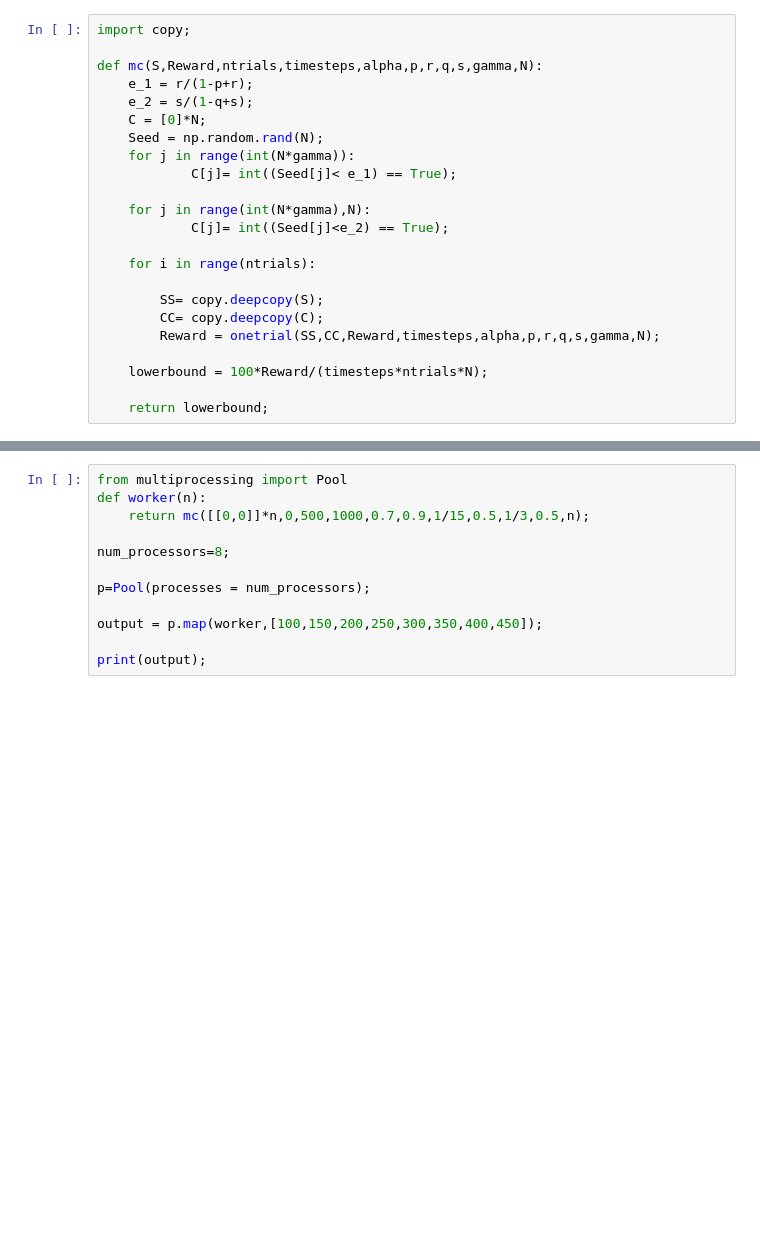
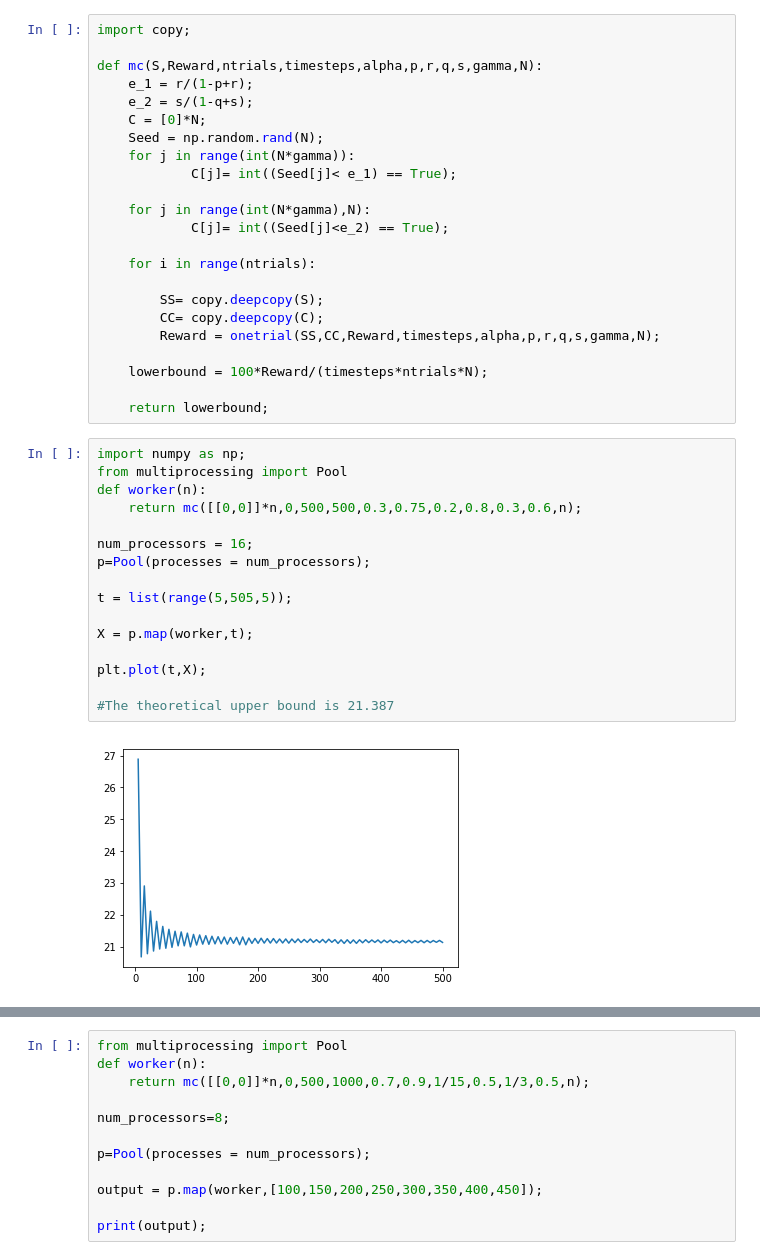
Before and after one commit to chenchen99940/PhD, a Jupyter notebook: InternshipCode/Two_Classes_Lower_Bound.ipynb, the cells around one changed output, grey strips where cells are left out. Saved outputs shown, nothing was run; the diff lists cells and outputs as text; blank space fills up the shorter version.

```diff
--- a/InternshipCode/Two_Classes_Lower_Bound.ipynb
+++ b/InternshipCode/Two_Classes_Lower_Bound.ipynb
@@ -251,3 +251,21 @@ def mc(S,Reward,ntrials,timesteps,alpha,p,r,q,s,gamma,N):
     lowerbound = 100*Reward/(timesteps*ntrials*N);
 
     return lowerbound;
+# %%
+import numpy as np;
+from multiprocessing import Pool
+def worker(n):
+    return mc([[0,0]]*n,0,500,500,0.3,0.75,0.2,0.8,0.3,0.6,n);
+
+num_processors = 16;
+p=Pool(processes = num_processors);
+
+t = list(range(5,505,5));
+
+X = p.map(worker,t);
+
+plt.plot(t,X);
+
+#The theoretical upper bound is 21.387
+# %% [output]
+[figure, added]
```
Also changed, not shown: parts of 3 cells of this notebook, 2 other files.
